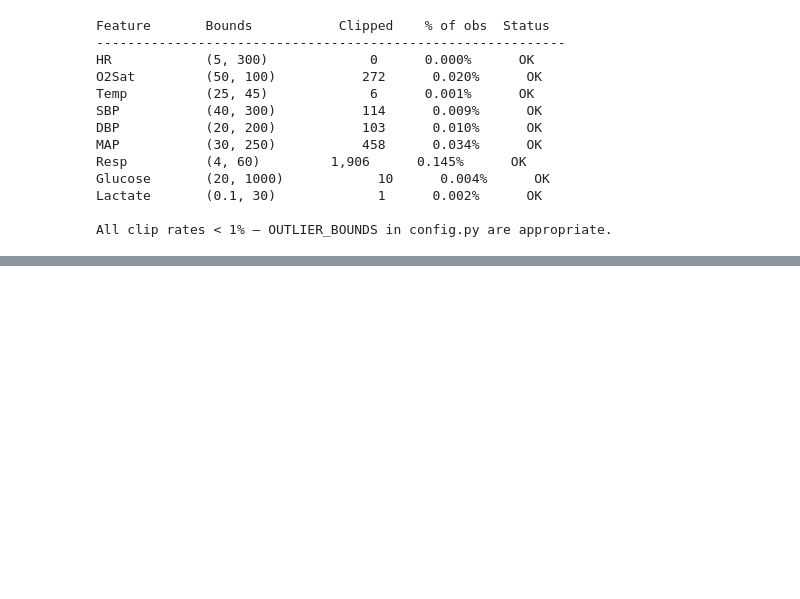
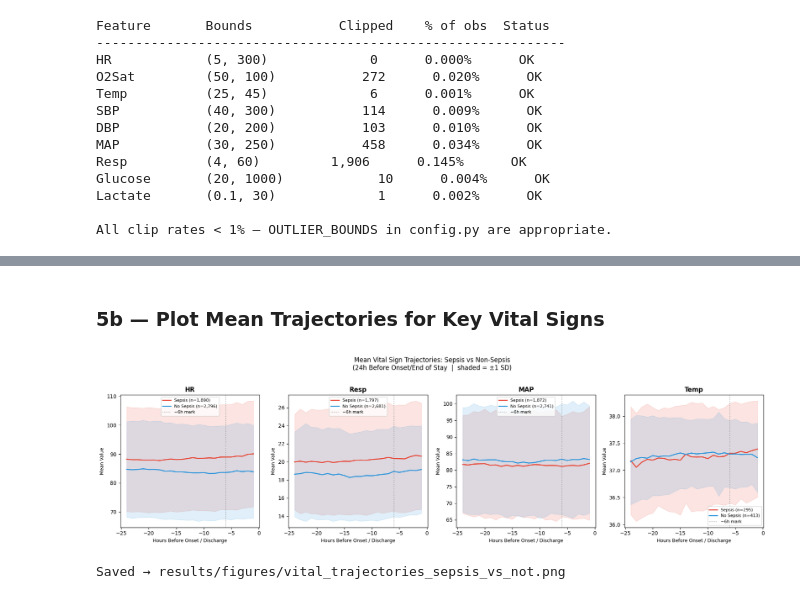
Before and after one commit to GeorgeDavidson2/Sepsis_ML_Prediction, a Jupyter notebook: notebooks/00_EDA.ipynb, the cells around one changed output, grey strips where cells are left out. Cells and saved outputs as stored; diff of their text form; code cells hidden in the pictures; blank space fills up the shorter version.

```diff
--- a/notebooks/00_EDA.ipynb
+++ b/notebooks/00_EDA.ipynb
@@ -424,0 +477,38 @@ All clip rates < 1% — OUTLIER_BOUNDS in config.py are appropriate.
+# %% [markdown]
+### 5b — Plot Mean Trajectories for Key Vital Signs
+# %%
+features_to_plot = ['HR', 'Resp', 'MAP', 'Temp']
+hours = np.arange(-24, 0)
+
+fig, axes = plt.subplots(1, 4, figsize=(18, 5))
+
+for ax, feat in zip(axes, features_to_plot):
+    sep_traj = get_aligned_trajectories_fast(df, list(sepsis_ids),  feat)
+    non_traj = get_aligned_trajectories_fast(df, list(non_sep_sample), feat)
+
+    sep_mean = np.nanmean(sep_traj, axis=0)
+    sep_std  = np.nanstd(sep_traj,  axis=0)
+    non_mean = np.nanmean(non_traj, axis=0)
+    non_std  = np.nanstd(non_traj,  axis=0)
+
+    ax.plot(hours, sep_mean, color='#e74c3c', linewidth=2, label=f'Sepsis (n={len(sep_traj):,})')
+    ax.plot(hours, non_mean, color='#3498db', linewidth=2, label=f'No Sepsis (n={len(non_traj):,})')
+    ax.fill_between(hours, sep_mean - sep_std, sep_mean + sep_std, alpha=0.15, color='#e74c3c')
+    ax.fill_between(hours, non_mean - non_std, non_mean + non_std, alpha=0.15, color='#3498db')
+
+    ax.set_title(feat, fontsize=12, fontweight='bold')
+    ax.set_xlabel('Hours Before Onset / Discharge', fontsize=9)
+    ax.set_ylabel('Mean Value', fontsize=9)
+    ax.axvline(-6, color='grey', linestyle=':', linewidth=1, label='−6h mark')
+    ax.legend(fontsize=8)
+
+plt.suptitle('Mean Vital Sign Trajectories: Sepsis vs Non-Sepsis\n'
+             '(24h Before Onset/End of Stay  |  shaded = ±1 SD)',
+             fontsize=12, y=1.02)
+plt.tight_layout()
+plt.savefig(_root / FIGURES_DIR / 'vital_trajectories_sepsis_vs_not.png', dpi=150, bbox_inches='tight')
+plt.show()
+print("Saved → results/figures/vital_trajectories_sepsis_vs_not.png")
+# %% [output]
+[figure, added]
+Saved → results/figures/vital_trajectories_sepsis_vs_not.png
```
Also changed, not shown: parts of 3 cells of this notebook, 1 other file.
